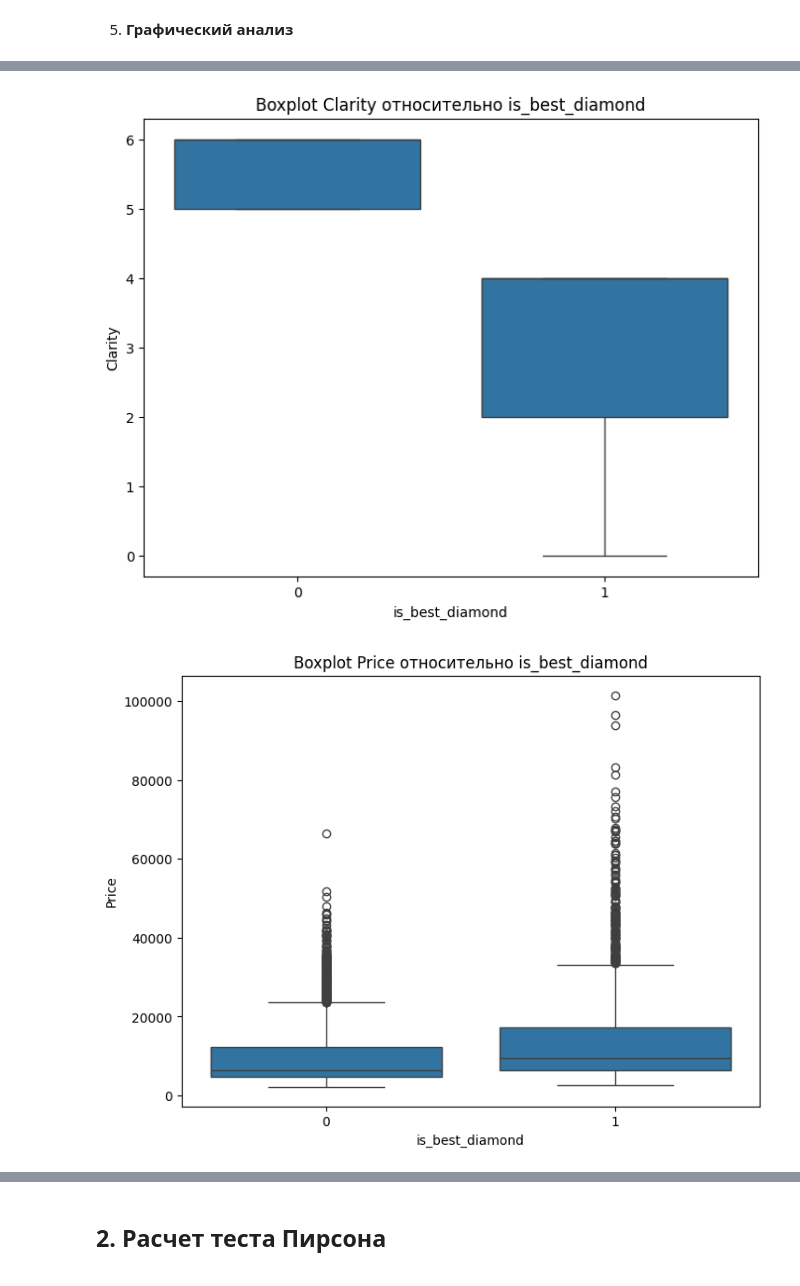
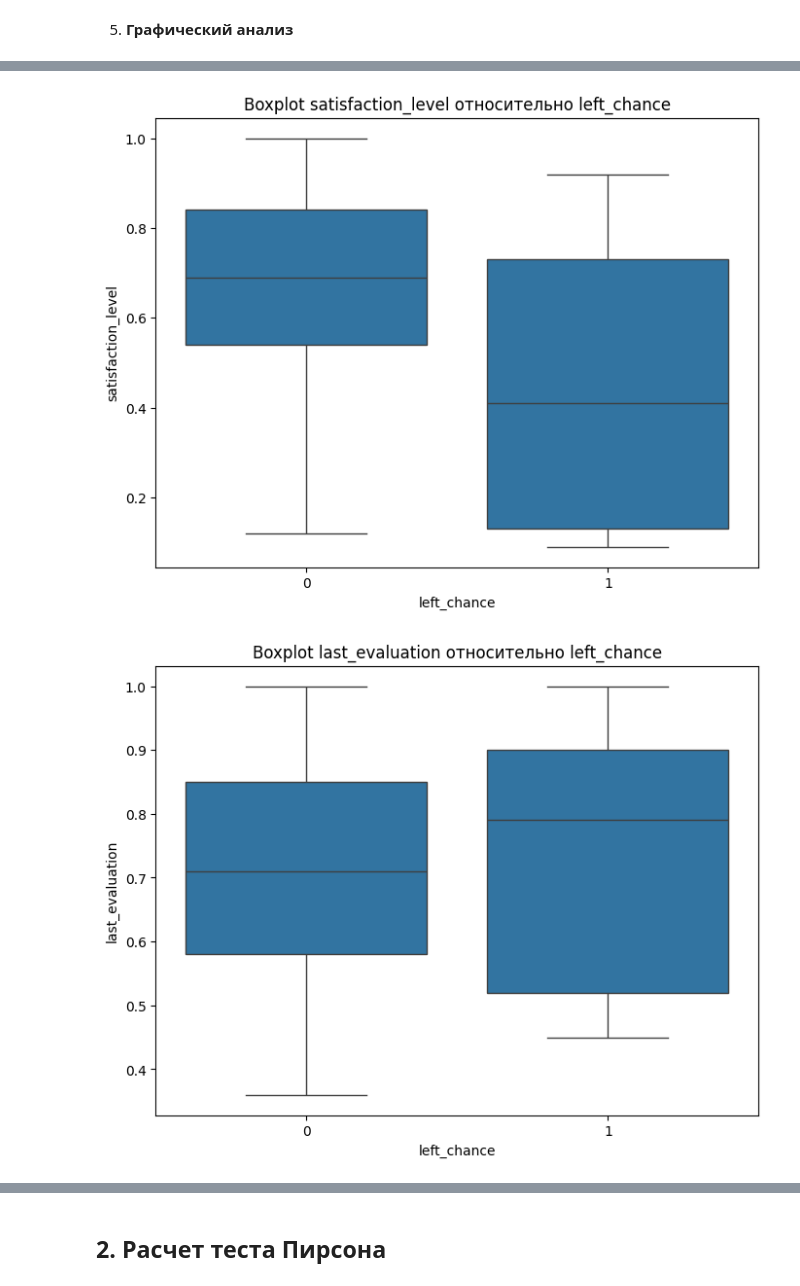
Before and after one commit to hatewxb/ml-projects, a Jupyter notebook: Практика2.ipynb, the cells around one changed output, grey strips where cells are left out. Drawn from its saved outputs; the diff is of its cells as text; code cells hidden in the pictures.

```diff
--- a/Практика2.ipynb
+++ b/Практика2.ipynb
@@ -68,3 +55,6 @@ df['Clarity'] = df['Clarity'].replace(replacement_dict)
+# %%
+# Загрузка набора данных
+df = pd.read_csv('/content/employee.csv')
 # %%
 df
 # %% [output]
@@ -210,5 +214,5 @@ dtype: int64
-# %%
-df['is_best_diamond'] = np.where(df['Clarity'] <= 4, 1, 0).astype(int)
+# %%
+df['left_chance'] = df['left']
 # %%
 df.columns
 # %% [output]
@@ -217,10 +222,7 @@ Index(['Carat Weight', 'Cut', 'Color', 'Clarity', 'Polish', 'Symmetry',
       dtype='object')
 # %%
-Y = df['is_best_diamond'] # выбираем целевую переменную (категориальную)
-X = df.drop('is_best_diamond', axis=1) # переменные для проверки влияния
-
-# В моем случае я дропаю базовую переменную, а не только. Y
-X = X.drop('Carat Weight', axis=1)
+Y = df['left_chance'] # выбираем целевую переменную (категориальную)
+X = df.drop(['left_chance','left'], axis=1) # переменные для проверки влияния
 # %% [markdown]
 5. **Графический анализ**
 # %%
@@ -244,10 +246,10 @@ numeric_cols
 # %%
 # Построение boxplot для каждой переменной
 for col in numeric_cols:
     plt.figure(figsize=(8, 6))
-    sns.boxplot(x='is_best_diamond', y=col, data=df)
-    plt.title(f'Boxplot {col} относительно is_best_diamond')
+    sns.boxplot(x='left_chance', y=col, data=df)
+    plt.title(f'Boxplot {col} относительно left_chance')
     plt.show()
 # %% [output]
-[figure, old version]
+[figure, new version]
-[figure, old version]
+[figure, new version]
```
Also changed, not shown: parts of 36 cells of this notebook.
